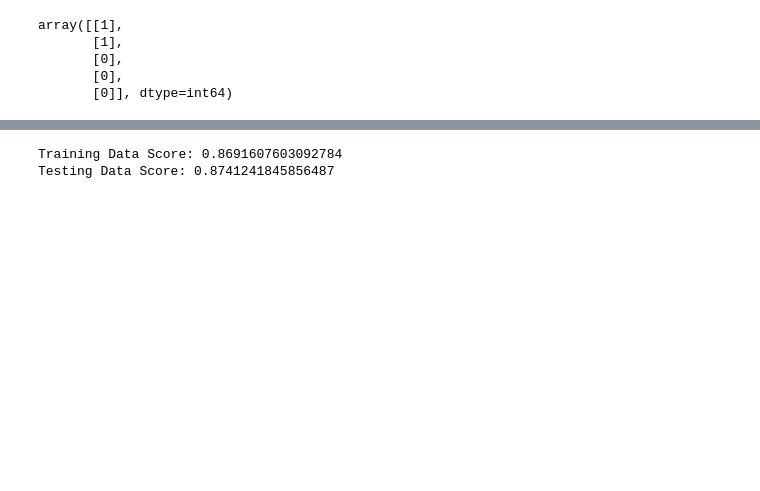
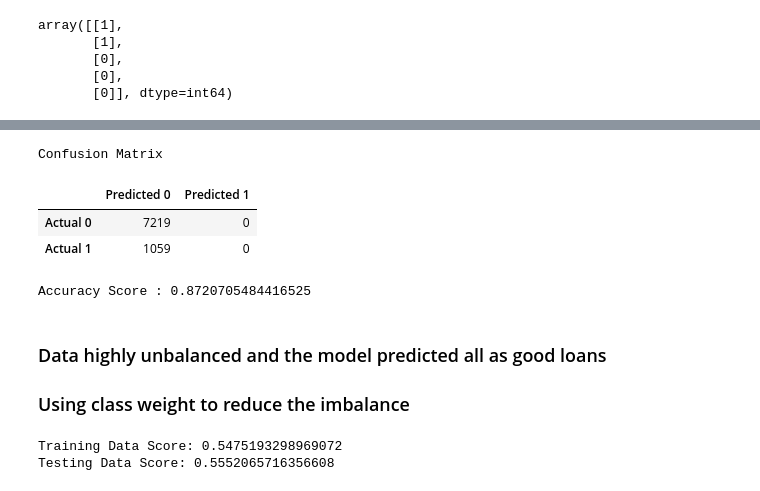
Before and after one commit to lilstanli/project4-team1, a Jupyter notebook: model_engineering_logistic_regression.ipynb, the cells around one changed output, grey strips where cells are left out. Cells and saved outputs as stored; diff of their text form; code cells hidden in the pictures; blank space fills up the shorter version.

Commit message:
LR MODEL

```diff
--- a/model_engineering_logistic_regression.ipynb
+++ b/model_engineering_logistic_regression.ipynb
@@ -111,0 +115,15 @@ X_test_scaled = X_scaler.transform(X_test)
+# %%
+# Fit the model using training data# Import the LogisticRegression module from SKLearn
+from sklearn.linear_model import LogisticRegression
+
+# Instantiate the Logistic Regression model
+# Assign a random_state parameter of 1 to the model
+classifier = LogisticRegression(solver='lbfgs',random_state=42)
+
+# Fit the model using training data
+lr_model = classifier.fit(X_train_scaled, y_train)
+
+# Validate the model using the test data
+# Score the model
+print(f"Training Data Score: {classifier.score(X_train_scaled, y_train)}")
+print(f"Testing Data Score: {classifier.score(X_test_scaled, y_test)}")
@@ -111,0 +133,5 @@ X_test_scaled = X_scaler.transform(X_test)
+# %%
+# Making predictions using the testing data
+testing_predictions = classifier.predict(X_test_scaled)
+accuracy_score1 = accuracy_score(y_test, testing_predictions)
+print(f"Accuracy Score : {accuracy_score1}")
@@ -112 +154,21 @@ X_test_scaled = X_scaler.transform(X_test)
+# %%
+# Generate a confusion matrix for the model
+testing_matrix = confusion_matrix(y_test, testing_predictions)
+testing_matrix_df = pd.DataFrame(
+    testing_matrix, index=["Actual 0", "Actual 1"], columns=["Predicted 0", "Predicted 1"]
+)
+print("Confusion Matrix")
+display(testing_matrix_df)
+# Calculating the accuracy score
+accuracy_score1 = accuracy_score(y_test, testing_predictions)
+print(f"Accuracy Score : {accuracy_score1}")
+# %% [output]
+Confusion Matrix
+|  | Predicted 0 | Predicted 1 |
+| Actual 0 | 7219 | 0 |
+| Actual 1 | 1059 | 0 |
+Accuracy Score : 0.8720705484416525
+# %% [markdown]
+### Data highly unbalanced and the model predicted all as good loans
+### Using class weight to reduce the imbalance
 # %%
@@ -130,12 +184,12 @@ lr_model = logistic_regression_model.fit(X_train, y_train)
 # %%
 # Make a prediction using the testing data
-training_predictions = lr_model.predict(X_train)
-testing_predictions = logistic_regression_model.predict(X_test)
-print(f"Training Data Score: {logistic_regression_model.score(X_train, y_train)}")
-print(f"Testing Data Score: {logistic_regression_model.score(X_test, y_test)}")
+training_predictions = lr_model.predict(X_train_scaled)
+testing_predictions = classifier1.predict(X_test_scaled)
+print(f"Training Data Score: {logistic_regression_model.score(X_train_scaled, y_train)}")
+print(f"Testing Data Score: {logistic_regression_model.score(X_test_scaled, y_test)}")
 # %% [output]
-Training Data Score: 0.8691607603092784
-Testing Data Score: 0.8741241845856487
+Training Data Score: 0.5475193298969072
+Testing Data Score: 0.5552065716356608
 # %%
 from sklearn.metrics import balanced_accuracy_score, accuracy_score, confusion_matrix, classification_report
 # %%
```
Also changed, not shown: parts of 25 cells of this notebook.
